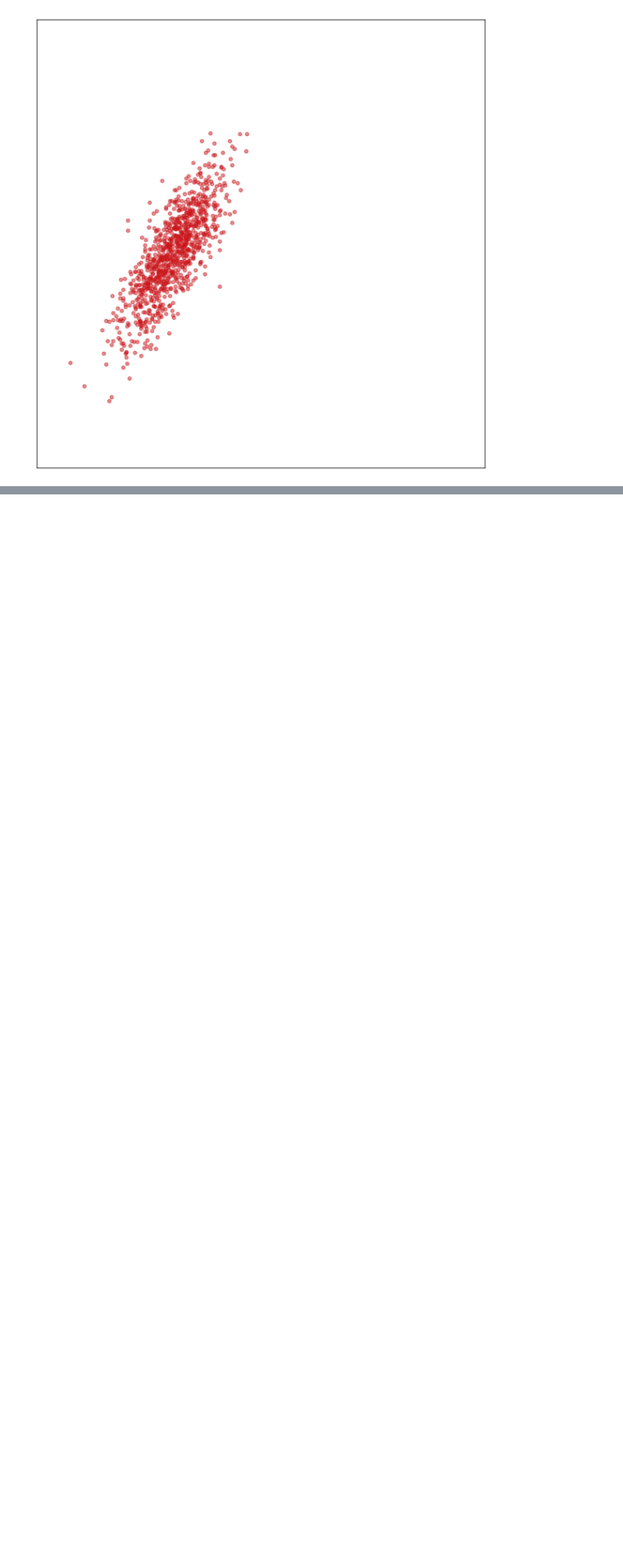
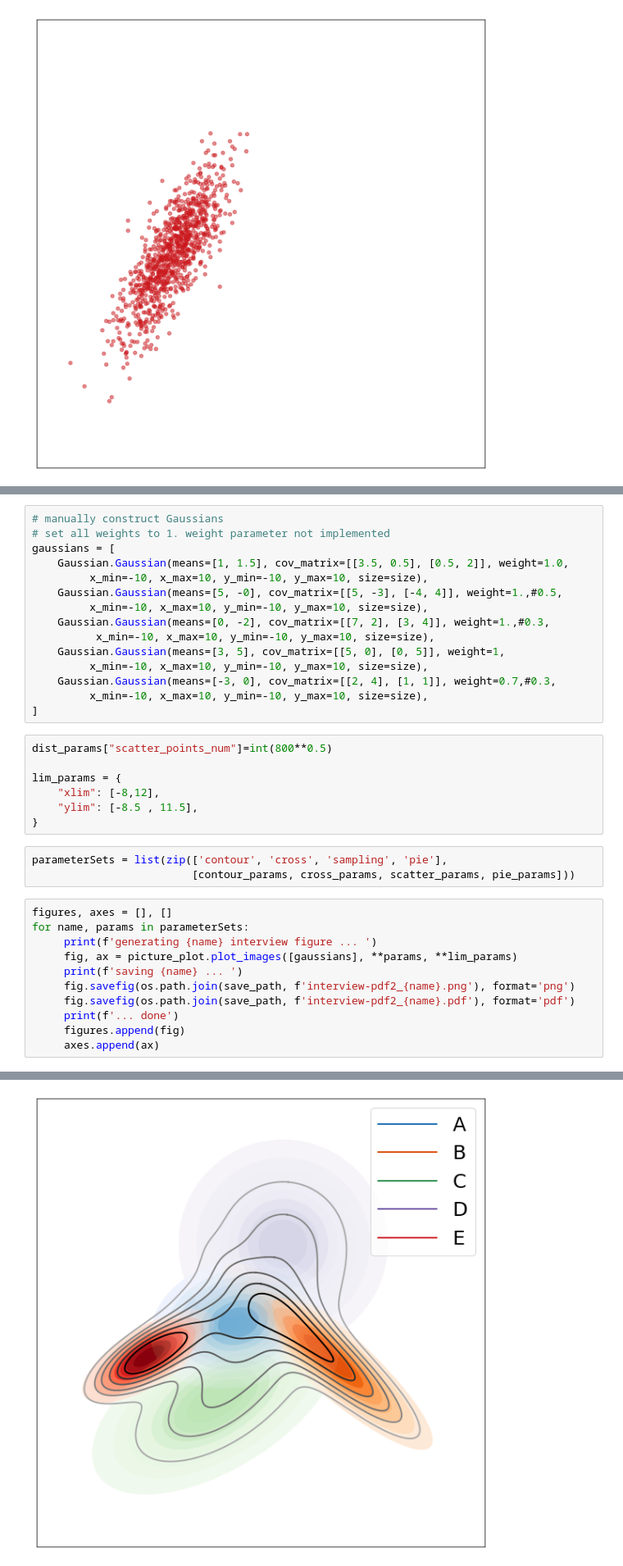
Before and after one commit to asver12/contour-maps-visualization, a Jupyter notebook: examples/eurovis2022/GMMs-bivariate.ipynb, the cells around one changed output, grey strips where cells are left out. Shown at 82% size. Cells and saved outputs as stored; diff of their text form; blank space fills up the shorter version.

```diff
--- a/examples/eurovis2022/GMMs-bivariate.ipynb
+++ b/examples/eurovis2022/GMMs-bivariate.ipynb
@@ -210,0 +265,37 @@ fig, ax = picture_plot.plot_images([new_gau[::-1]], **vis_params, **dist_params)
+# %%
+# manually construct Gaussians
+# set all weights to 1. weight parameter not implemented
+gaussians = [
+    Gaussian.Gaussian(means=[1, 1.5], cov_matrix=[[3.5, 0.5], [0.5, 2]], weight=1.0,
+         x_min=-10, x_max=10, y_min=-10, y_max=10, size=size),
+    Gaussian.Gaussian(means=[5, -0], cov_matrix=[[5, -3], [-4, 4]], weight=1.,#0.5,
+         x_min=-10, x_max=10, y_min=-10, y_max=10, size=size),
+    Gaussian.Gaussian(means=[0, -2], cov_matrix=[[7, 2], [3, 4]], weight=1.,#0.3,
+          x_min=-10, x_max=10, y_min=-10, y_max=10, size=size),
+    Gaussian.Gaussian(means=[3, 5], cov_matrix=[[5, 0], [0, 5]], weight=1,
+         x_min=-10, x_max=10, y_min=-10, y_max=10, size=size),
+    Gaussian.Gaussian(means=[-3, 0], cov_matrix=[[2, 4], [1, 1]], weight=0.7,#0.3,
+         x_min=-10, x_max=10, y_min=-10, y_max=10, size=size),
+]
+# %%
+dist_params["scatter_points_num"]=int(800**0.5)
+
+lim_params = {
+    "xlim": [-8,12],
+    "ylim": [-8.5 , 11.5],
+}
+# %%
+parameterSets = list(zip(['contour', 'cross', 'sampling', 'pie'],
+                         [contour_params, cross_params, scatter_params, pie_params]))
+# %%
+figures, axes = [], []
+for name, params in parameterSets:
+     print(f'generating {name} interview figure ... ')
+     fig, ax = picture_plot.plot_images([gaussians], **params, **lim_params)
+     print(f'saving {name} ... ')
+     fig.savefig(os.path.join(save_path, f'interview-pdf2_{name}.png'), format='png')
+     fig.savefig(os.path.join(save_path, f'interview-pdf2_{name}.pdf'), format='pdf')
+     print(f'... done')
+     figures.append(fig)
+     axes.append(ax)
+# %% [output]
@@ -210,0 +314 @@ fig, ax = picture_plot.plot_images([new_gau[::-1]], **vis_params, **dist_params)
+[figure, added]
```
Also changed, not shown: parts of 17 cells of this notebook, 2 other files.
